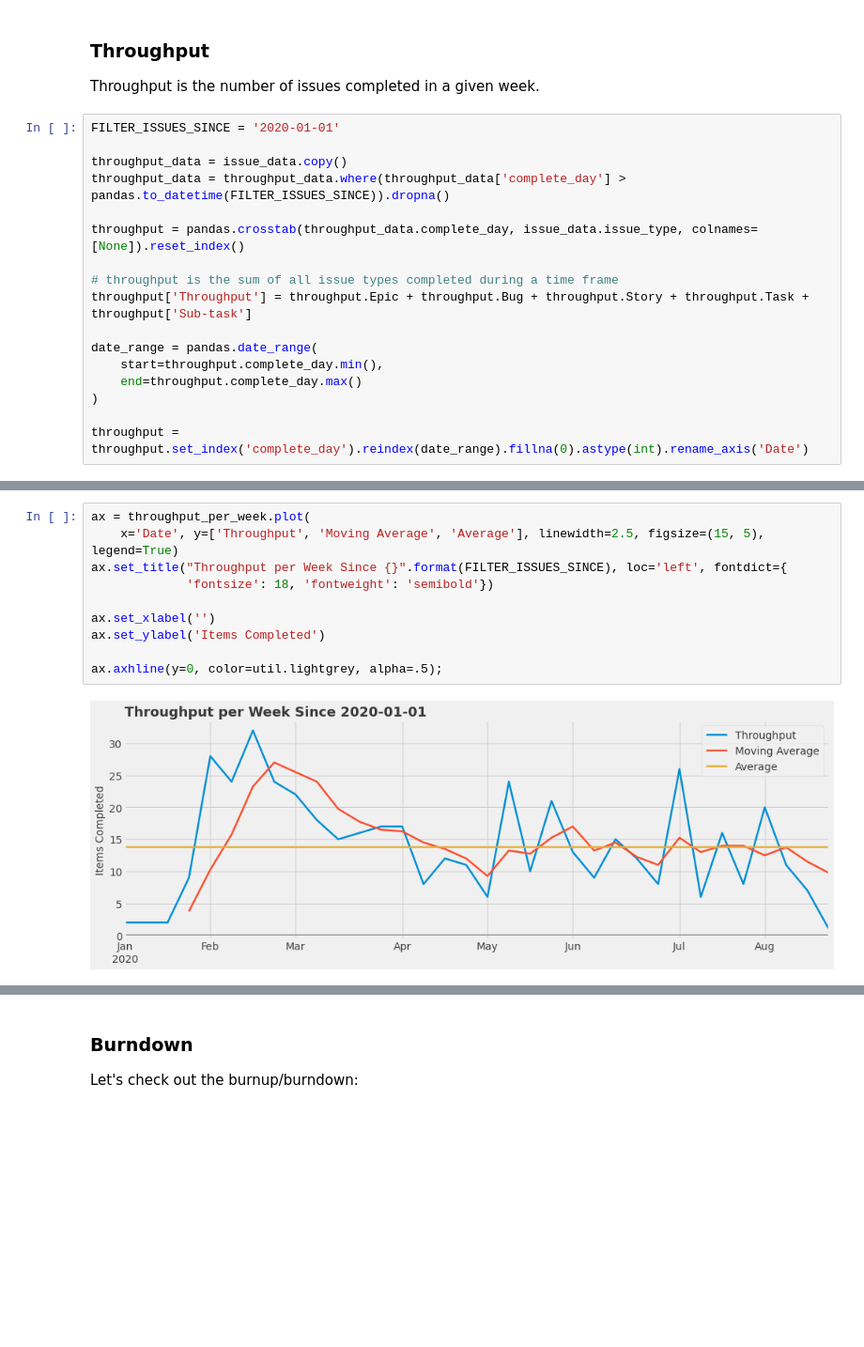
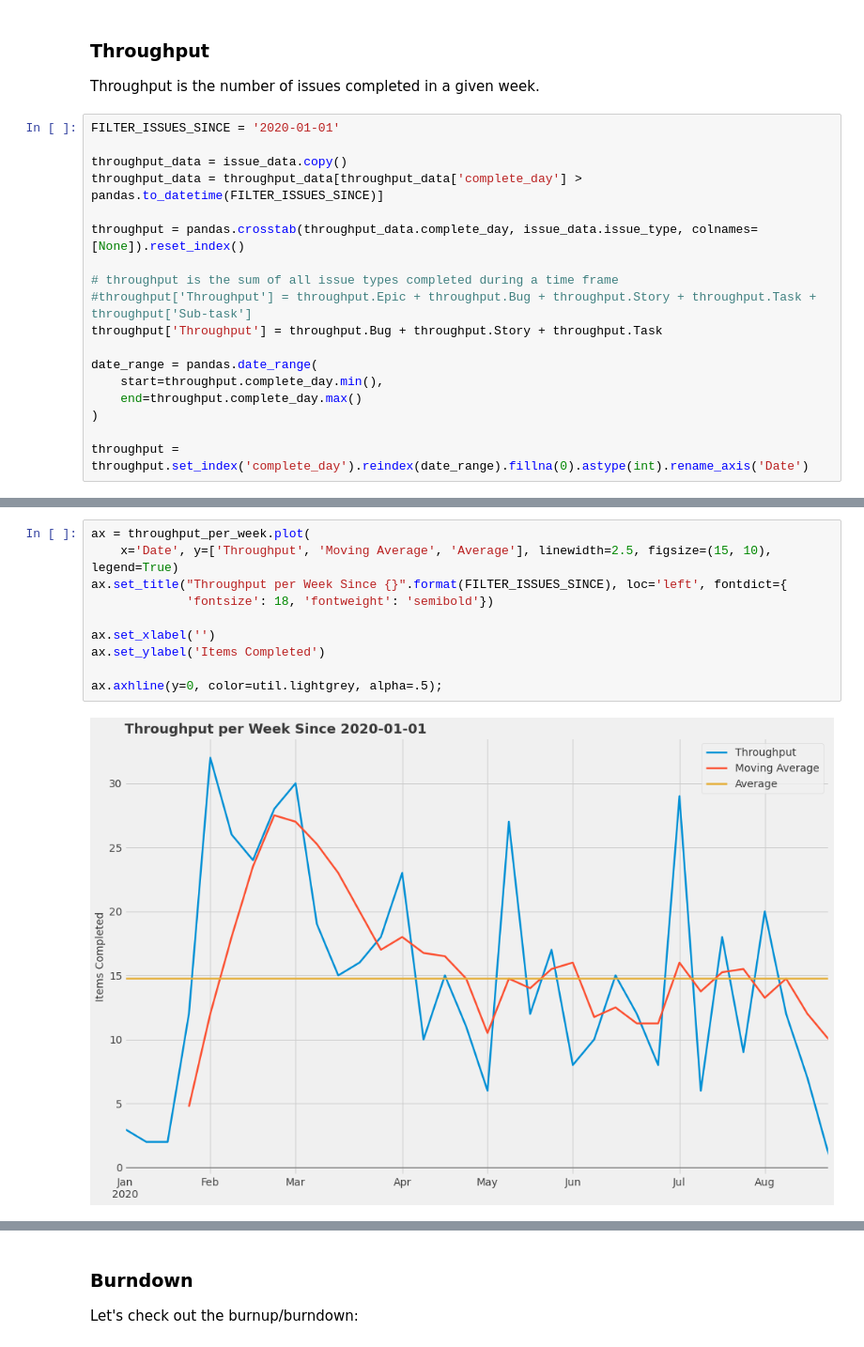
Before and after one commit to jsherer/kanban-metrics, a Jupyter notebook: kanban.ipynb, the cells around one changed output, grey strips where cells are left out. Shown at 94% size. Cells and saved outputs as stored; diff of their text form; blank space fills up the shorter version.

```diff
--- a/kanban.ipynb
+++ b/kanban.ipynb
@@ -199,12 +198,13 @@ Throughput is the number of issues completed in a given week.
 FILTER_ISSUES_SINCE = '2020-01-01'
 
 throughput_data = issue_data.copy()
-throughput_data = throughput_data.where(throughput_data['complete_day'] > pandas.to_datetime(FILTER_ISSUES_SINCE)).dropna()
+throughput_data = throughput_data[throughput_data['complete_day'] > pandas.to_datetime(FILTER_ISSUES_SINCE)]
 
 throughput = pandas.crosstab(throughput_data.complete_day, issue_data.issue_type, colnames=[None]).reset_index()
 
 # throughput is the sum of all issue types completed during a time frame
-throughput['Throughput'] = throughput.Epic + throughput.Bug + throughput.Story + throughput.Task + throughput['Sub-task']
+#throughput['Throughput'] = throughput.Epic + throughput.Bug + throughput.Story + throughput.Task + throughput['Sub-task']
+throughput['Throughput'] = throughput.Bug + throughput.Story + throughput.Task
 
 date_range = pandas.date_range(
     start=throughput.complete_day.min(),
@@ -242,13 +242,13 @@ throughput_per_week.head(52)
 # %%
 ax = throughput_per_week.plot(
-    x='Date', y=['Throughput', 'Moving Average', 'Average'], linewidth=2.5, figsize=(15, 5), legend=True)
+    x='Date', y=['Throughput', 'Moving Average', 'Average'], linewidth=2.5, figsize=(15, 10), legend=True)
 ax.set_title("Throughput per Week Since {}".format(FILTER_ISSUES_SINCE), loc='left', fontdict={
              'fontsize': 18, 'fontweight': 'semibold'})
 
 ax.set_xlabel('')
 ax.set_ylabel('Items Completed')
 
 ax.axhline(y=0, color=util.lightgrey, alpha=.5);
 # %% [output]
-[figure, old version]
+[figure, new version]
 # %%
```
Also changed, not shown: parts of 17 cells of this notebook.
